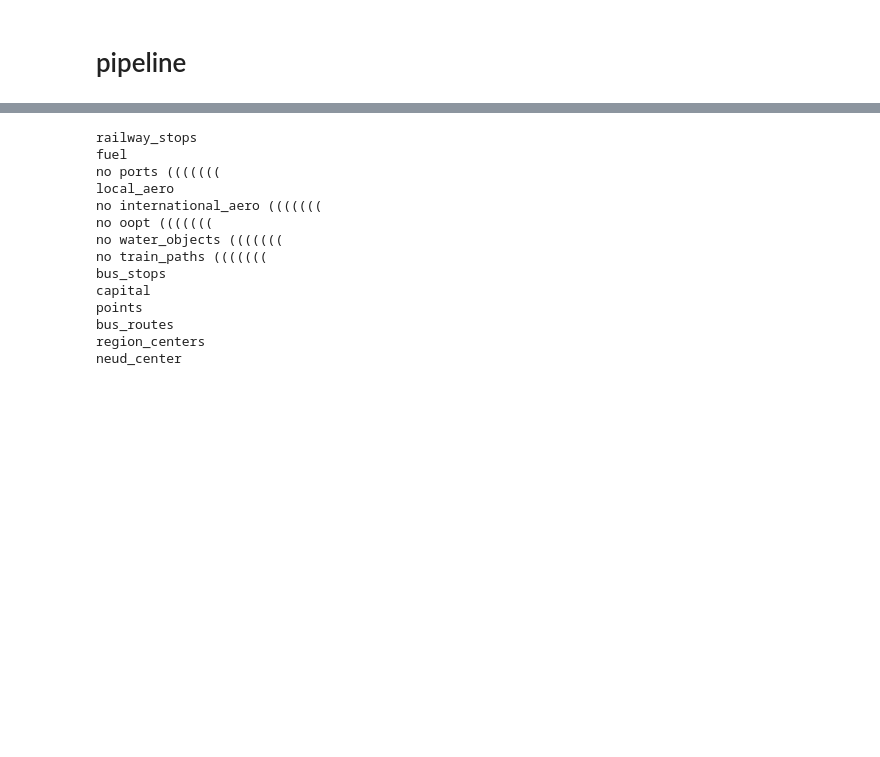
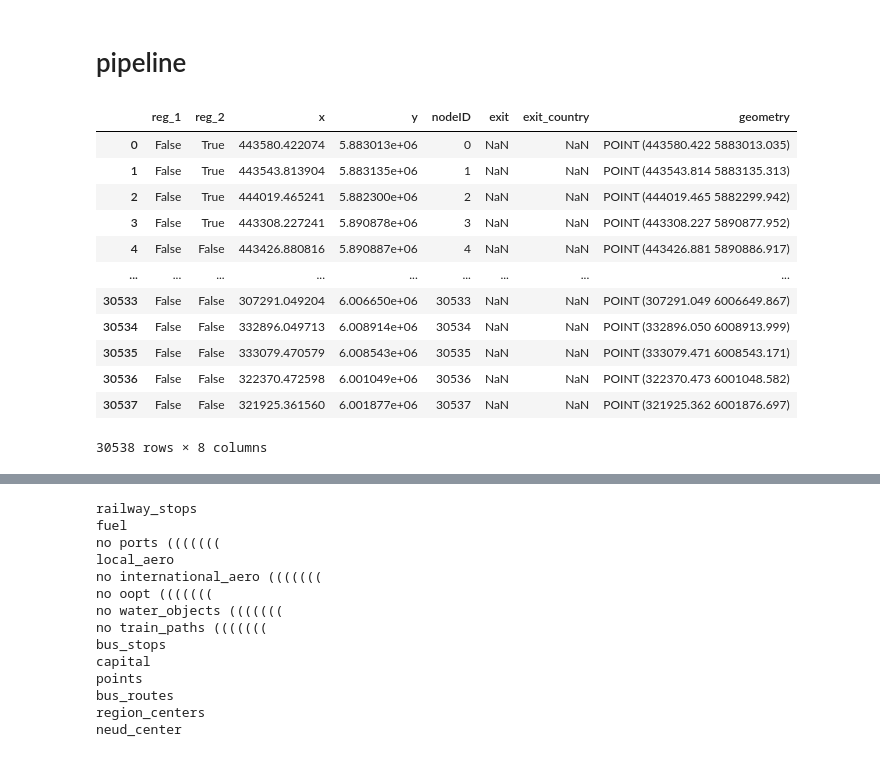
Before and after one commit to alexandermorozzov/transport_frames, a Jupyter notebook: notebooks/projecting.ipynb, the cells around one changed output, grey strips where cells are left out. Saved outputs shown, nothing was run; the diff lists cells and outputs as text; code cells hidden in the pictures; blank space fills up the shorter version.

```diff
--- a/notebooks/projecting.ipynb
+++ b/notebooks/projecting.ipynb
@@ -93,6 +93,22 @@ inter = indicators.prepare_graph(inter)
 bus_routes = gpd.read_file(f'../preprocessed/{region_name}/{region_name}_bus_routes.geojson')
 # %%
 citygraph_n,citygraph_e = momepy.nx_to_gdf(citygraph)
+# %%
+citygraph_n
+# %% [output]
+|  | reg_1 | reg_2 | x | y | nodeID | exit | exit_country | geometry |
+| 0 | False | True | 443580.422074 | 5.883013e+06 | 0 | NaN | NaN | POINT (443580.422 5883013.035) |
+| 1 | False | True | 443543.813904 | 5.883135e+06 | 1 | NaN | NaN | POINT (443543.814 5883135.313) |
+| 2 | False | True | 444019.465241 | 5.882300e+06 | 2 | NaN | NaN | POINT (444019.465 5882299.942) |
+| 3 | False | True | 443308.227241 | 5.890878e+06 | 3 | NaN | NaN | POINT (443308.227 5890877.952) |
+| 4 | False | False | 443426.880816 | 5.890887e+06 | 4 | NaN | NaN | POINT (443426.881 5890886.917) |
+| ... | ... | ... | ... | ... | ... | ... | ... | ... |
+| 30533 | False | False | 307291.049204 | 6.006650e+06 | 30533 | NaN | NaN | POINT (307291.049 6006649.867) |
+| 30534 | False | False | 332896.049713 | 6.008914e+06 | 30534 | NaN | NaN | POINT (332896.050 6008913.999) |
+| 30535 | False | False | 333079.470579 | 6.008543e+06 | 30535 | NaN | NaN | POINT (333079.471 6008543.171) |
+| 30536 | False | False | 322370.472598 | 6.001049e+06 | 30536 | NaN | NaN | POINT (322370.473 6001048.582) |
+| 30537 | False | False | 321925.361560 | 6.001877e+06 | 30537 | NaN | NaN | POINT (321925.362 6001876.697) |
+30538 rows × 8 columns
 # %%
 services = {
     'railway_stops' : railway_stops,
```
Also changed, not shown: parts of 6 cells of this notebook, 1 other file.
